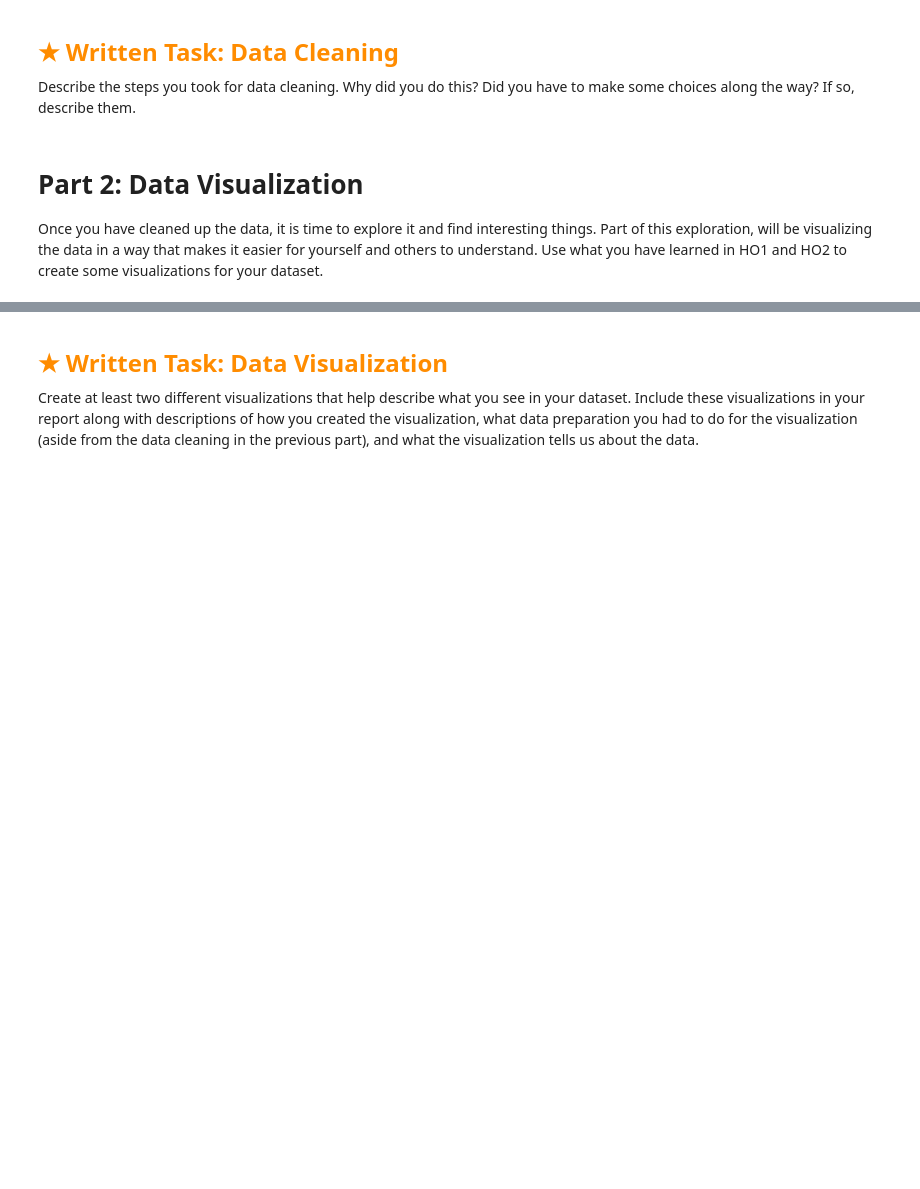
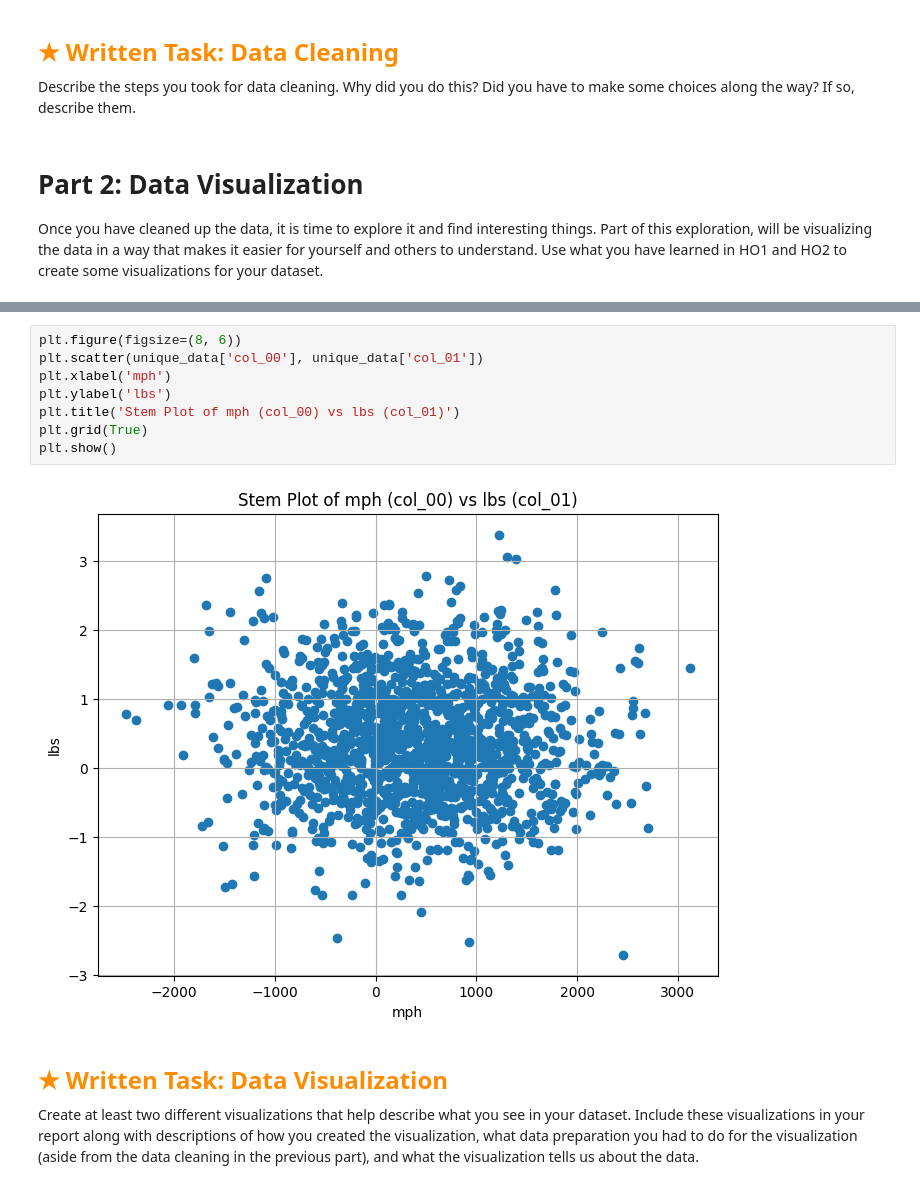
Before and after one commit to HeisenbergKnocks/Insight-Engine, a Jupyter notebook: assignment.ipynb, the cells around one changed output, grey strips where cells are left out. Drawn from its saved outputs; the diff is of its cells as text; blank space fills up the shorter version.

```diff
--- a/assignment.ipynb
+++ b/assignment.ipynb
@@ -107,3 +242,13 @@ Use what you have learned in HO1 and HO2 to create some visualizations for your
+# %%
+plt.figure(figsize=(8, 6))
+plt.scatter(unique_data['col_00'], unique_data['col_01'])
+plt.xlabel('mph')
+plt.ylabel('lbs')
+plt.title('Stem Plot of mph (col_00) vs lbs (col_01)')
+plt.grid(True)
+plt.show()
+# %% [output]
+[figure, added]
 # %% [markdown]
 <h4 style="color: darkorange; font-size: x-large";>★ Written Task: Data Visualization</h4>
 
```
Also changed, not shown: parts of 9 cells of this notebook.
